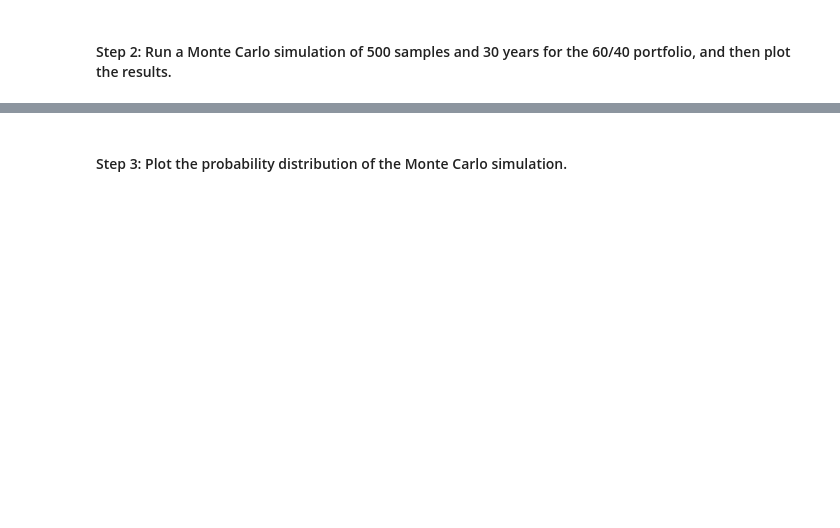
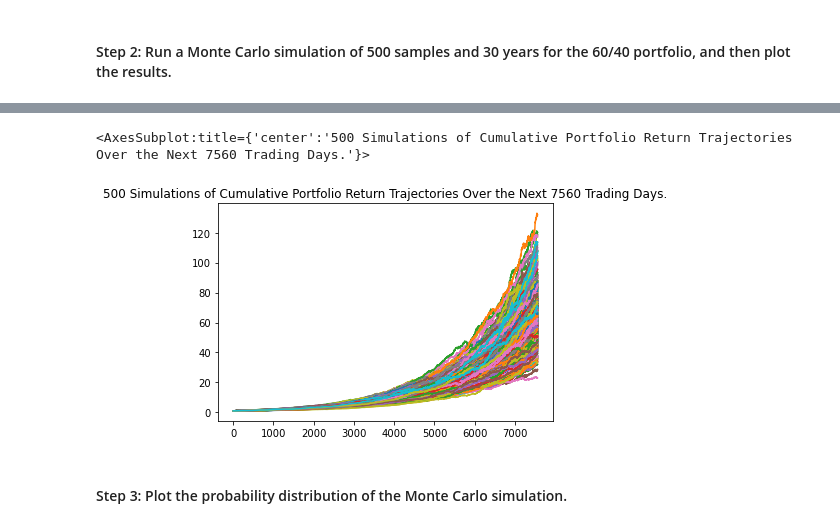
Before and after one commit to nustalgic/Financial-Simulations-and-APIs, a Jupyter notebook: Module-5-Challenge/Starter_Code/financial_planning_tools.ipynb, the cells around one changed output, grey strips where cells are left out. Saved outputs shown, nothing was run; the diff lists cells and outputs as text; code cells hidden in the pictures; blank space fills up the shorter version.

```diff
--- a/Module-5-Challenge/Starter_Code/financial_planning_tools.ipynb
+++ b/Module-5-Challenge/Starter_Code/financial_planning_tools.ipynb
@@ -455,5 +452,9 @@ In this section, you’ll use the MCForecastTools library to create a Monte Carl
 # %% [markdown]
 #### Step 1: Make an API call via the Alpaca SDK to get 3 years of historical closing prices for a traditional 60/40 portfolio split: 60% stocks (SPY) and 40% bonds (AGG).
 # %%
-# Set start and end dates of 10 years back from your current date
+# Set start and end dates of 3 years back from your current date
 # Alternatively, you can use an end date of 2020-08-07 and work 10 years back from that date
+start_date2 = pd.Timestamp("2018-08-07", tz="America/New_York").isoformat()
+end_date2 = pd.Timestamp("2021-08-07", tz="America/New_York").isoformat()
+
+start_date2 , end_date2
@@ -462,9 +465,16 @@ In this section, you’ll use the MCForecastTools library to create a Monte Carl
 # The tickers and timeframe parameters should have been set in Part 1 of this activity
 # The start and end dates should be updated with the information set above
 # Remember to add the df property to the end of the call so the response is returned as a DataFrame
-# YOUR CODE HERE
+
+prices_df = alpaca.get_barset(
+  tickers,
+  timeframe,
+  start= start_date2,
+  end= end_date2
+).df
 
 
 # Display both the first and last five rows of the DataFrame
-# YOUR CODE HERE
-# YOUR CODE HERE
+print(start_date2)
+print(prices_df.head())
+print(prices_df.tail())
@@ -474,7 +502,12 @@ In this section, you’ll use the MCForecastTools library to create a Monte Carl
 # Configure the Monte Carlo simulation to forecast 30 years cumulative returns
 # The weights should be split 40% to AGG and 60% to SPY.
 # Run 500 samples.
-# YOUR CODE HERE
+MC_threeyear = MCSimulation(
+  portfolio_data = prices_df,
+  weights = [.60,.40],
+  num_simulation = 500,
+  num_trading_days = 252*30
+)
 
 # Review the simulation input data
-# YOUR CODE HERE
+MC_threeyear.portfolio_data.head()
@@ -484,7 +568,10 @@ In this section, you’ll use the MCForecastTools library to create a Monte Carl
 # %%
 # Visualize the 30-year Monte Carlo simulation by creating an
 # overlay line plot
-# YOUR CODE HERE
+MC_threeyear.plot_simulation()
+# %% [output]
+<AxesSubplot:title={'center':'500 Simulations of Cumulative Portfolio Return Trajectories Over the Next 7560 Trading Days.'}>
+[figure, added]
 # %% [markdown]
 #### Step 3: Plot the probability distribution of the Monte Carlo simulation.
 # %%
```
Also changed, not shown: parts of 31 cells of this notebook.
